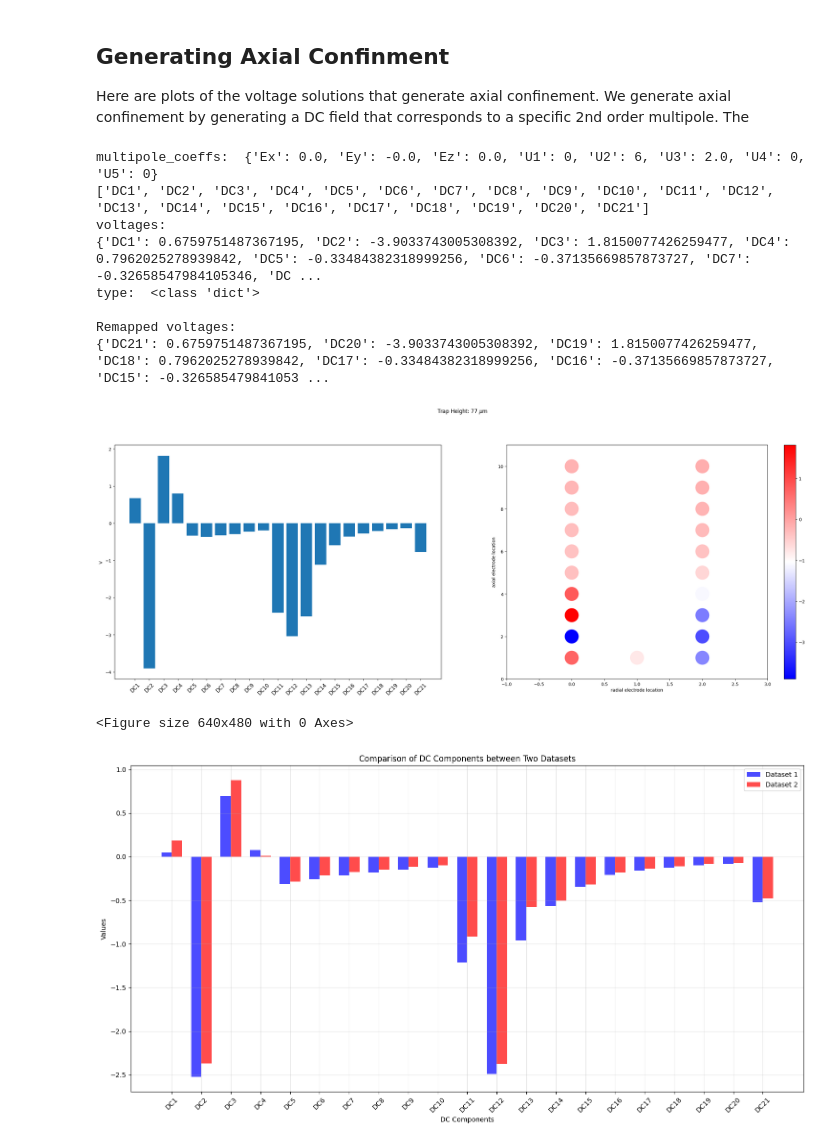
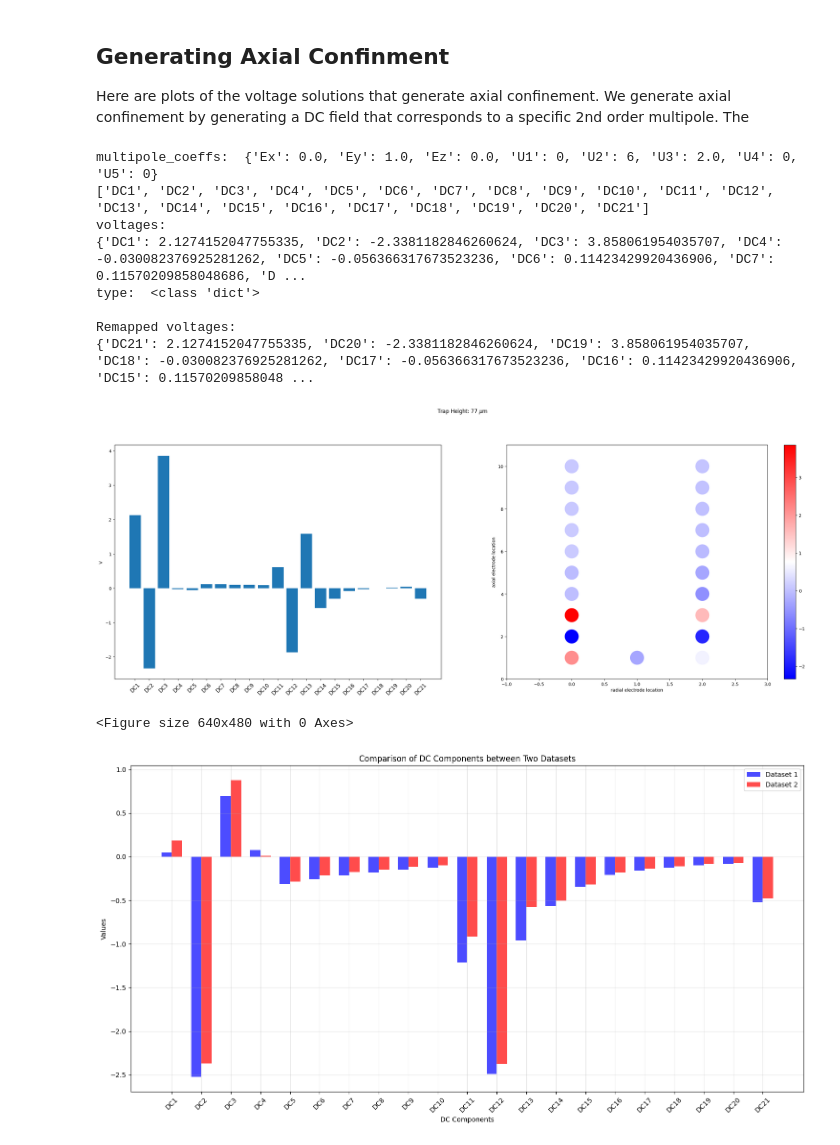
Before and after one commit to HaeffnerLab/bem, a Jupyter notebook: examples/Integrated_photonics/III_Multipole_Expansion.ipynb, the cells around one changed output. Saved outputs shown, nothing was run; the diff lists cells and outputs as text; code cells hidden in the pictures.

```diff
--- a/examples/Integrated_photonics/III_Multipole_Expansion.ipynb
+++ b/examples/Integrated_photonics/III_Multipole_Expansion.ipynb
@@ -394,7 +394,7 @@ voltages = plot_muls(s,xl,zl0,roi,
                      height = yl*1e3,
                      ez=+0.0,  # - moves the ion to the camera x-axis
                      ex=+0.0,  # + moves the ion to the camera negative x-axis
-                     ey=-0.00, # + means moving the ion to the camera x-axis
+                     ey=+1.00, # + means moving the ion to the camera x-axis
                      u2=u2_value,
                      u5=0,
                      u1=0,
@@ -418,37 +418,37 @@ voltage_mapping = {
     "DC8": "DC14",
     "DC9": "DC13",
     "DC10": "DC12",
     "DC11": "DC10",
     "DC12": "DC9",
     "DC13": "DC8",
     "DC14": "DC7",
     "DC15": "DC6",
     "DC16": "DC5",
     "DC17": "DC4",
     "DC18": "DC3",
     "DC19": "DC2",
     "DC20": "DC1",
     "DC21": "DC11",
 }
 
 # Remap the voltages dictionary keys using voltage_mapping. if there is no the corresponding key in the original dictionary, assign value 0.0 to the corresponding key in the remapped dictionary
 remapped_voltages = {voltage_mapping.get(k, k): v for k, v in voltages.items()}
 print(f"\nRemapped voltages: \n{remapped_voltages}")
 
 fig.canvas.draw()
 fig.tight_layout(pad=1)
 fig = plt.figure()
 plt.show()
 # %% [output]
-multipole_coeffs:  {'Ex': 0.0, 'Ey': -0.0, 'Ez': 0.0, 'U1': 0, 'U2': 6, 'U3': 2.0, 'U4': 0, 'U5': 0}
+multipole_coeffs:  {'Ex': 0.0, 'Ey': 1.0, 'Ez': 0.0, 'U1': 0, 'U2': 6, 'U3': 2.0, 'U4': 0, 'U5': 0}
 ['DC1', 'DC2', 'DC3', 'DC4', 'DC5', 'DC6', 'DC7', 'DC8', 'DC9', 'DC10', 'DC11', 'DC12', 'DC13', 'DC14', 'DC15', 'DC16', 'DC17', 'DC18', 'DC19', 'DC20', 'DC21']
 voltages:
-{'DC1': 0.6759751487367195, 'DC2': -3.9033743005308392, 'DC3': 1.8150077426259477, 'DC4': 0.7962025278939842, 'DC5': -0.33484382318999256, 'DC6': -0.37135669857873727, 'DC7': -0.32658547984105346, 'DC ...
+{'DC1': 2.1274152047755335, 'DC2': -2.3381182846260624, 'DC3': 3.858061954035707, 'DC4': -0.030082376925281262, 'DC5': -0.056366317673523236, 'DC6': 0.11423429920436906, 'DC7': 0.11570209858048686, 'D ...
 type:  <class 'dict'>
 
 Remapped voltages:
-{'DC21': 0.6759751487367195, 'DC20': -3.9033743005308392, 'DC19': 1.8150077426259477, 'DC18': 0.7962025278939842, 'DC17': -0.33484382318999256, 'DC16': -0.37135669857873727, 'DC15': -0.326585479841053 ...
+{'DC21': 2.1274152047755335, 'DC20': -2.3381182846260624, 'DC19': 3.858061954035707, 'DC18': -0.030082376925281262, 'DC17': -0.056366317673523236, 'DC16': 0.11423429920436906, 'DC15': 0.11570209858048 ...
-[figure, old version]
+[figure, new version]
 <Figure size 640x480 with 0 Axes>
 # %%
 import matplotlib.pyplot as plt
```
Also changed, not shown: 6 other files.
